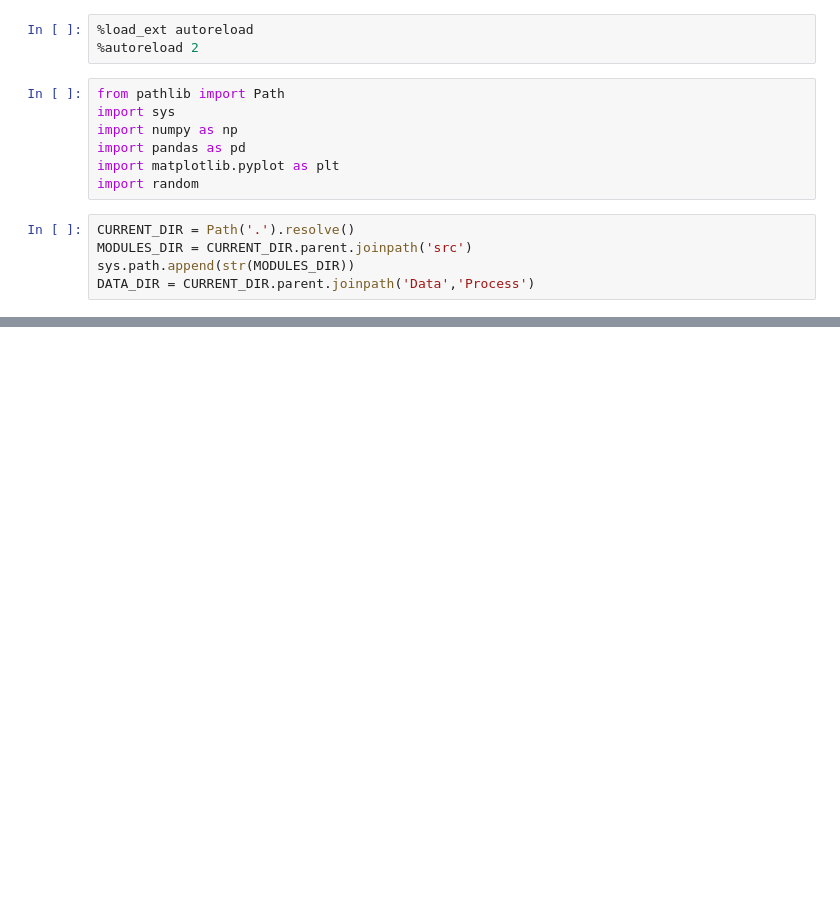
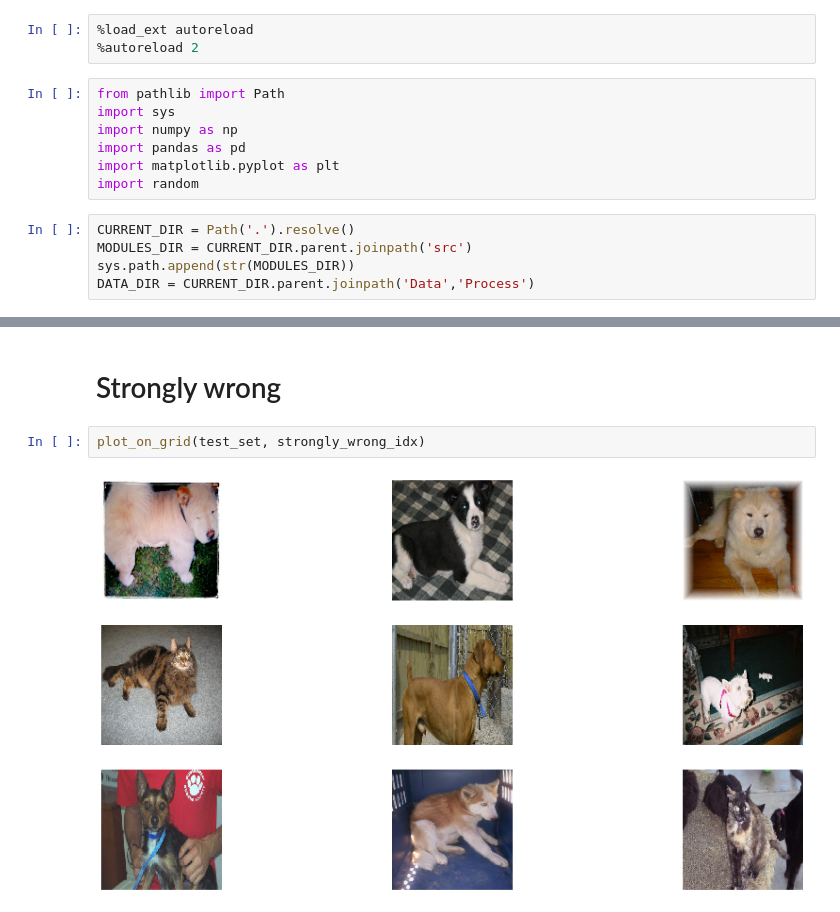
Before and after one commit to dionicio-alberto/Image-Classification-Using-CNNs, a Jupyter notebook: Notebooks/3.vgg15.ipynb, the cells around one changed output, grey strips where cells are left out. Saved outputs shown, nothing was run; the diff lists cells and outputs as text; blank space fills up the shorter version.

```diff
--- a/Notebooks/3.vgg15.ipynb
+++ b/Notebooks/3.vgg15.ipynb
@@ -101,0 +190,6 @@ accuracy:  0.80
+# %% [markdown]
+# Strongly wrong
+# %%
+plot_on_grid(test_set, strongly_wrong_idx)
+# %% [output]
+[figure, added]
```
Also changed, not shown: parts of 42 cells of this notebook, 2 other files.
